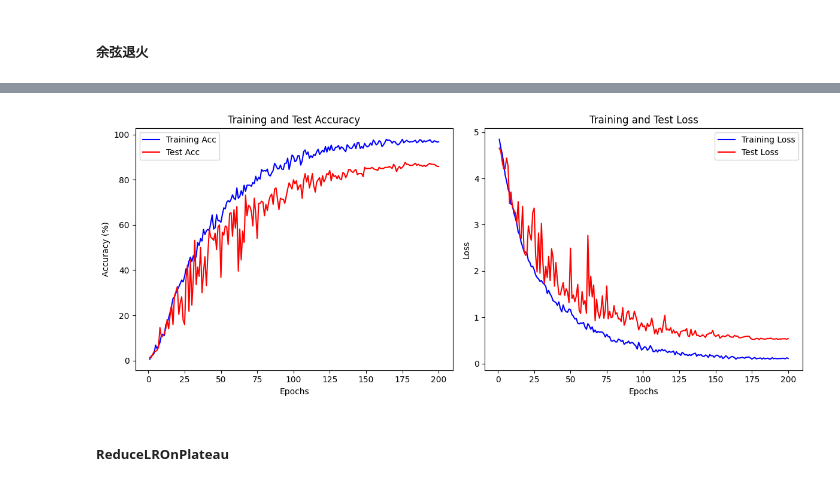
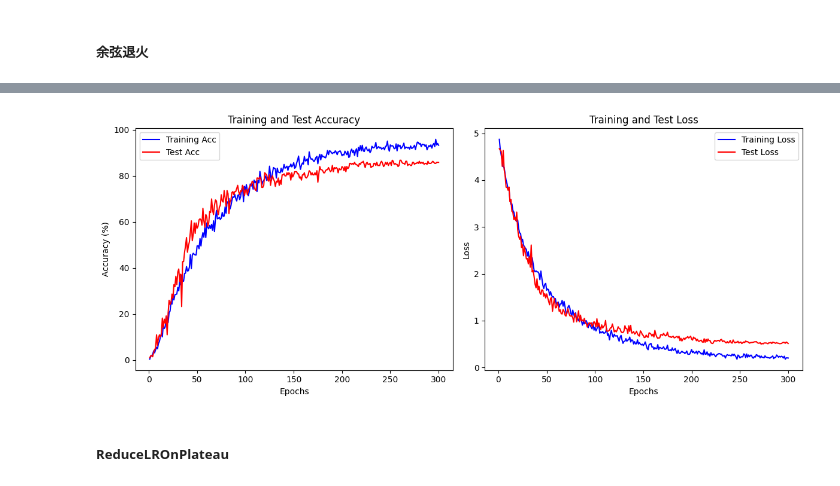
Before and after one commit to Four-Q/FingerPrint, a Jupyter notebook: Fingerprint_classify/flexible_CNN(Optuna_parameters).ipynb, the cells around one changed output, grey strips where cells are left out. Saved outputs shown, nothing was run; the diff lists cells and outputs as text; code cells hidden in the pictures.

Commit message:
20260309 trained

```diff
--- a/Fingerprint_classify/flexible_CNN(Optuna_parameters).ipynb
+++ b/Fingerprint_classify/flexible_CNN(Optuna_parameters).ipynb
@@ -461,12 +461,12 @@ def plot_history(history):
 # %% [markdown]
 ##### 余弦退火
 # %%
-flexible_cnn = get_flexible_cnn(num_classes=110).to(device)
-optimizer = optim.Adam(flexible_cnn.parameters(), lr=0.001)
+flexible_cnn_1 = get_flexible_cnn(num_classes=110).to(device)
+optimizer = optim.Adam(flexible_cnn_1.parameters(), lr=0.001)
 # 进行学习率衰退, 使用CosineAnnealingLR
-scheduler = optim.lr_scheduler.CosineAnnealingLR(optimizer, T_max=200, eta_min=1e-5)
+scheduler = optim.lr_scheduler.CosineAnnealingLR(optimizer, T_max=300, eta_min=1e-5)
 criterion = nn.CrossEntropyLoss()
-total_params = sum(p.numel() for p in flexible_cnn.parameters())
+total_params = sum(p.numel() for p in flexible_cnn_1.parameters())
 print(f"总参数量: {total_params:,}")
-history1 = train(flexible_cnn, train_loader, test_loader, criterion, optimizer, device, scheduler, epochs=200)
+history1 = train(flexible_cnn_1, train_loader, test_loader, criterion, optimizer, device, scheduler, epochs=300)
 # %% [output]
@@ -490,4 +490,4 @@ history1 = train(flexible_cnn, train_loader, test_loader, criterion, optimizer,
-[figure, old version]
+[figure, new version]
 # %% [markdown]
 ##### ReduceLROnPlateau
 # %%
```
Also changed, not shown: parts of 3 cells of this notebook, 5 other files.
